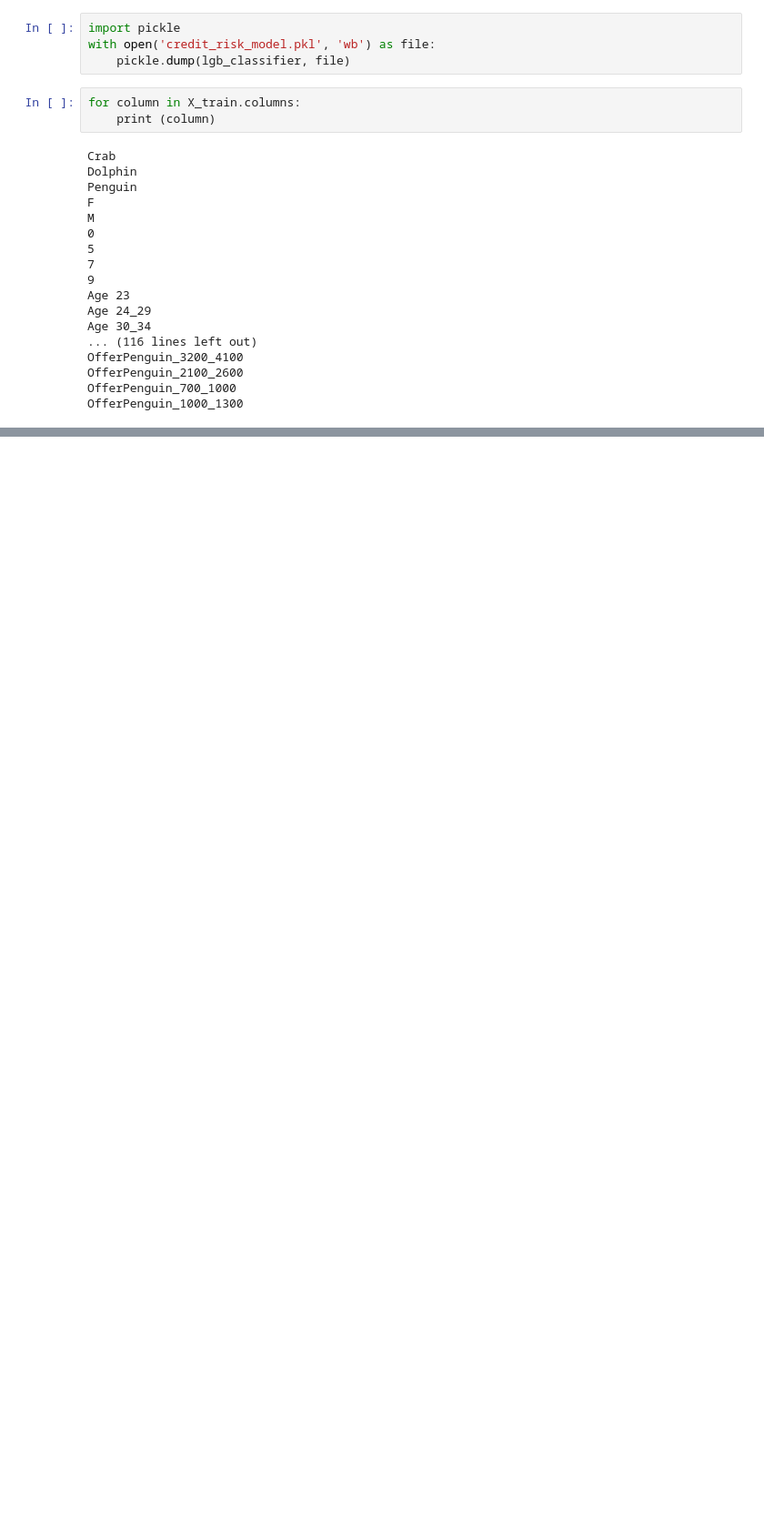
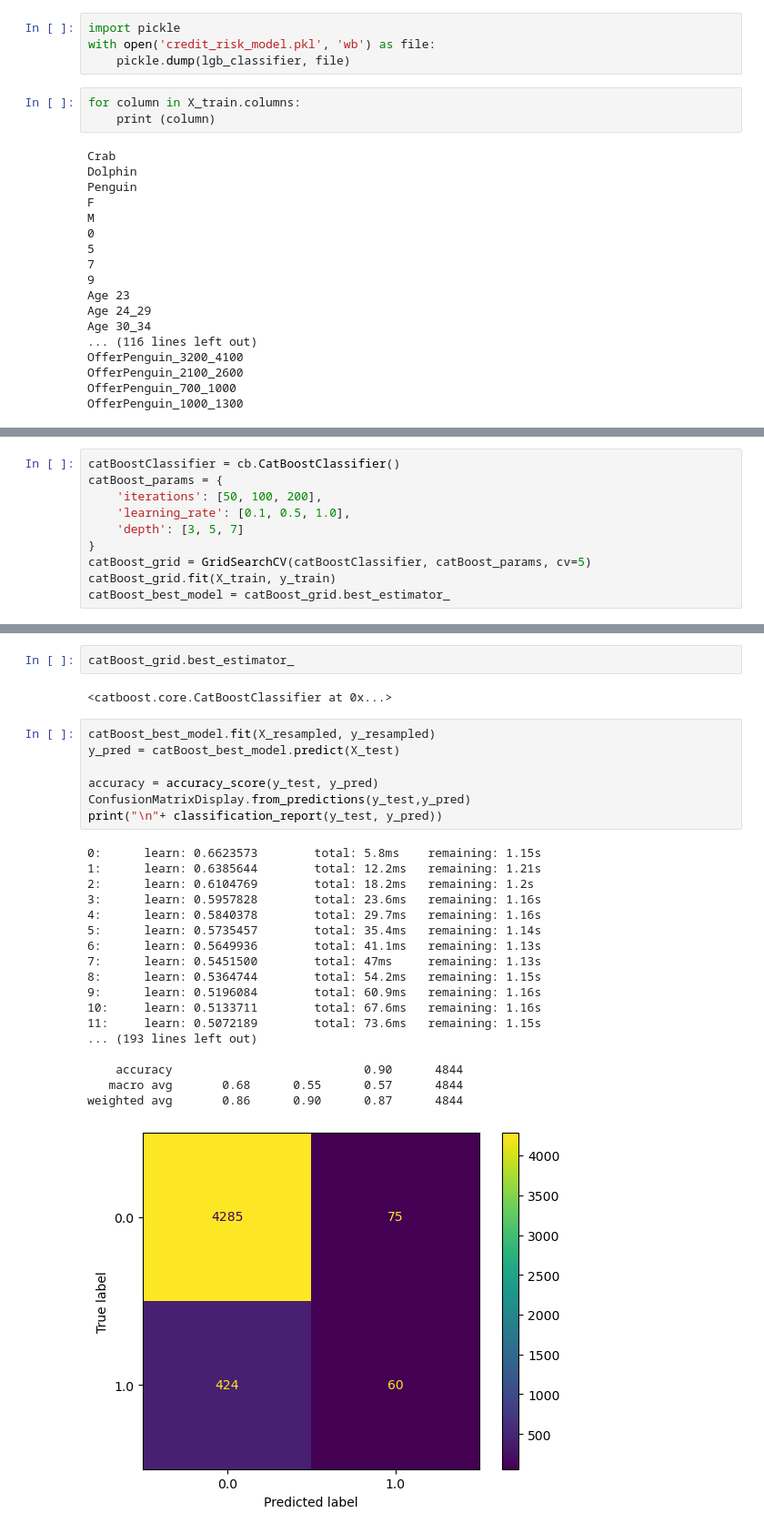
Before and after one commit to vcecan/oc_task, a Jupyter notebook: notebooks/credit_risk.ipynb, the cells around one changed output, grey strips where cells are left out. Shown at 91% size. Saved outputs shown, nothing was run; the diff lists cells and outputs as text; blank space fills up the shorter version.

Commit message:
hyper parameter tuning

```diff
--- a/notebooks/credit_risk.ipynb
+++ b/notebooks/credit_risk.ipynb
@@ -879,0 +989,10 @@ OfferPenguin_1000_1300
+# %%
+catBoostClassifier = cb.CatBoostClassifier()
+catBoost_params = {
+    'iterations': [50, 100, 200],
+    'learning_rate': [0.1, 0.5, 1.0],
+    'depth': [3, 5, 7]
+}
+catBoost_grid = GridSearchCV(catBoostClassifier, catBoost_params, cv=5)
+catBoost_grid.fit(X_train, y_train)
+catBoost_best_model = catBoost_grid.best_estimator_
@@ -879,0 +1017,30 @@ OfferPenguin_1000_1300
+# %%
+catBoost_grid.best_estimator_
+# %% [output]
+<catboost.core.CatBoostClassifier at 0x...>
+# %%
+catBoost_best_model.fit(X_resampled, y_resampled)
+y_pred = catBoost_best_model.predict(X_test)
+
+accuracy = accuracy_score(y_test, y_pred)
+ConfusionMatrixDisplay.from_predictions(y_test,y_pred)
+print("\n"+ classification_report(y_test, y_pred))
+# %% [output]
+0:      learn: 0.6623573        total: 5.8ms    remaining: 1.15s
+1:      learn: 0.6385644        total: 12.2ms   remaining: 1.21s
+2:      learn: 0.6104769        total: 18.2ms   remaining: 1.2s
+3:      learn: 0.5957828        total: 23.6ms   remaining: 1.16s
+4:      learn: 0.5840378        total: 29.7ms   remaining: 1.16s
+5:      learn: 0.5735457        total: 35.4ms   remaining: 1.14s
+6:      learn: 0.5649936        total: 41.1ms   remaining: 1.13s
+7:      learn: 0.5451500        total: 47ms     remaining: 1.13s
+8:      learn: 0.5364744        total: 54.2ms   remaining: 1.15s
+9:      learn: 0.5196084        total: 60.9ms   remaining: 1.16s
+10:     learn: 0.5133711        total: 67.6ms   remaining: 1.16s
+11:     learn: 0.5072189        total: 73.6ms   remaining: 1.15s
+... (193 lines left out)
+
+    accuracy                           0.90      4844
+   macro avg       0.68      0.55      0.57      4844
+weighted avg       0.86      0.90      0.87      4844
+[figure, added]
```
Also changed, not shown: parts of 17 cells of this notebook, 13 other files.
